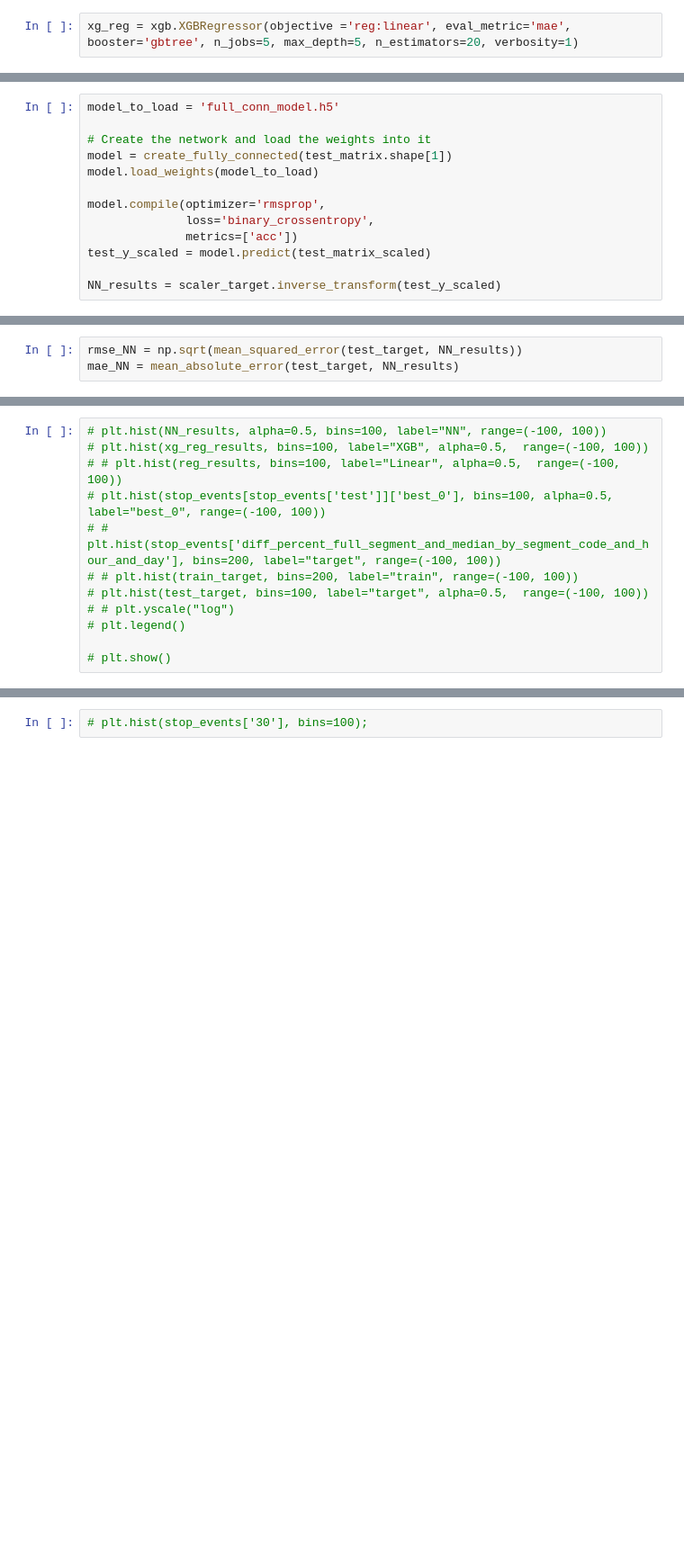
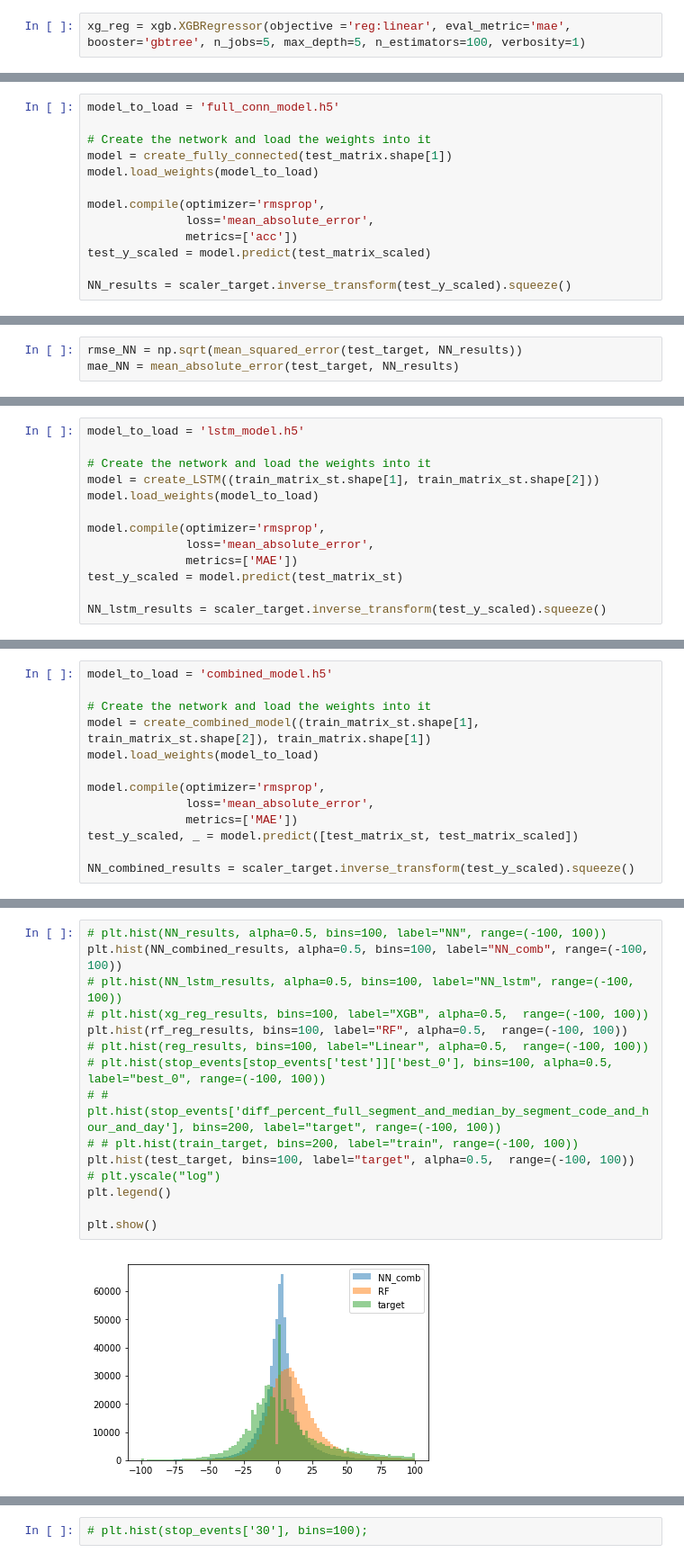
Before and after one commit to gingertom/buses, a Jupyter notebook: Data Exploration/Kitchen Sink Learning Curve.ipynb, the cells around one changed output, grey strips where cells are left out. Shown at 90% size. Drawn from its saved outputs; the diff is of its cells as text; blank space fills up the shorter version.

Commit message:
Safety commit of working version of all the models and predictions.

```diff
--- a/Data Exploration/Kitchen Sink Learning Curve.ipynb
+++ b/Data Exploration/Kitchen Sink Learning Curve.ipynb
@@ -368,5 +267,5 @@ data_dmatrix = xgb.DMatrix(data=train_matrix,label=train_target)
 # %%
-xg_reg = xgb.XGBRegressor(objective ='reg:linear', eval_metric='mae', booster='gbtree', n_jobs=5, max_depth=5, n_estimators=20, verbosity=1)
+xg_reg = xgb.XGBRegressor(objective ='reg:linear', eval_metric='mae', booster='gbtree', n_jobs=5, max_depth=5, n_estimators=100, verbosity=1)
 # %%
 xg_reg.fit(train_matrix, train_target)
 
@@ -490,11 +430,11 @@ model = create_fully_connected(test_matrix.shape[1])
 model.load_weights(model_to_load)
 
 model.compile(optimizer='rmsprop',
-              loss='binary_crossentropy',
+              loss='mean_absolute_error',
               metrics=['acc'])
 test_y_scaled = model.predict(test_matrix_scaled)
 
-NN_results = scaler_target.inverse_transform(test_y_scaled)
+NN_results = scaler_target.inverse_transform(test_y_scaled).squeeze()
 # %% [output]
 _________________________________________________________________
 Layer (type)                 Output Shape              Param #
@@ -530,0 +518,13 @@ print(mae_NN)
+# %%
+model_to_load = 'lstm_model.h5'
+
+# Create the network and load the weights into it
+model = create_LSTM((train_matrix_st.shape[1], train_matrix_st.shape[2]))
+model.load_weights(model_to_load)
+
+model.compile(optimizer='rmsprop',
+              loss='mean_absolute_error',
+              metrics=['MAE'])
+test_y_scaled = model.predict(test_matrix_st)
+
+NN_lstm_results = scaler_target.inverse_transform(test_y_scaled).squeeze()
@@ -530,0 +620,13 @@ print(mae_NN)
+# %%
+model_to_load = 'combined_model.h5'
+
+# Create the network and load the weights into it
+model = create_combined_model((train_matrix_st.shape[1], train_matrix_st.shape[2]), train_matrix.shape[1])
+model.load_weights(model_to_load)
+
+model.compile(optimizer='rmsprop',
+              loss='mean_absolute_error',
+              metrics=['MAE'])
+test_y_scaled, _ = model.predict([test_matrix_st, test_matrix_scaled])
+
+NN_combined_results = scaler_target.inverse_transform(test_y_scaled).squeeze()
@@ -531,15 +668,20 @@ print(mae_NN)
 # %%
 # plt.hist(NN_results, alpha=0.5, bins=100, label="NN", range=(-100, 100))
+plt.hist(NN_combined_results, alpha=0.5, bins=100, label="NN_comb", range=(-100, 100))
+# plt.hist(NN_lstm_results, alpha=0.5, bins=100, label="NN_lstm", range=(-100, 100))
 # plt.hist(xg_reg_results, bins=100, label="XGB", alpha=0.5,  range=(-100, 100))
-# # plt.hist(reg_results, bins=100, label="Linear", alpha=0.5,  range=(-100, 100))
+plt.hist(rf_reg_results, bins=100, label="RF", alpha=0.5,  range=(-100, 100))
+# plt.hist(reg_results, bins=100, label="Linear", alpha=0.5,  range=(-100, 100))
 # plt.hist(stop_events[stop_events['test']]['best_0'], bins=100, alpha=0.5,  label="best_0", range=(-100, 100))
 # # plt.hist(stop_events['diff_percent_full_segment_and_median_by_segment_code_and_hour_and_day'], bins=200, label="target", range=(-100, 100))
 # # plt.hist(train_target, bins=200, label="train", range=(-100, 100))
-# plt.hist(test_target, bins=100, label="target", alpha=0.5,  range=(-100, 100))
-# # plt.yscale("log")
-# plt.legend()
+plt.hist(test_target, bins=100, label="target", alpha=0.5,  range=(-100, 100))
+# plt.yscale("log")
+plt.legend()
 
-# plt.show()
+plt.show()
+# %% [output]
+[figure, added]
 # %%
 def MAPE(forecast, actual):
 
```
Also changed, not shown: parts of 75 cells of this notebook.
